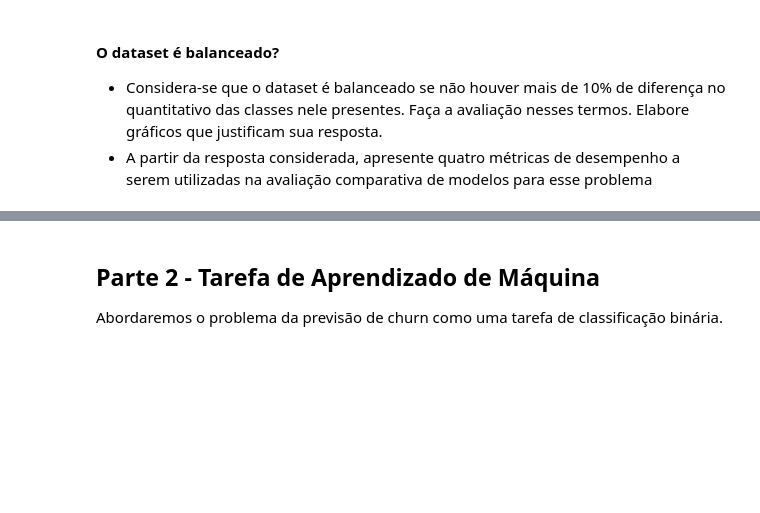
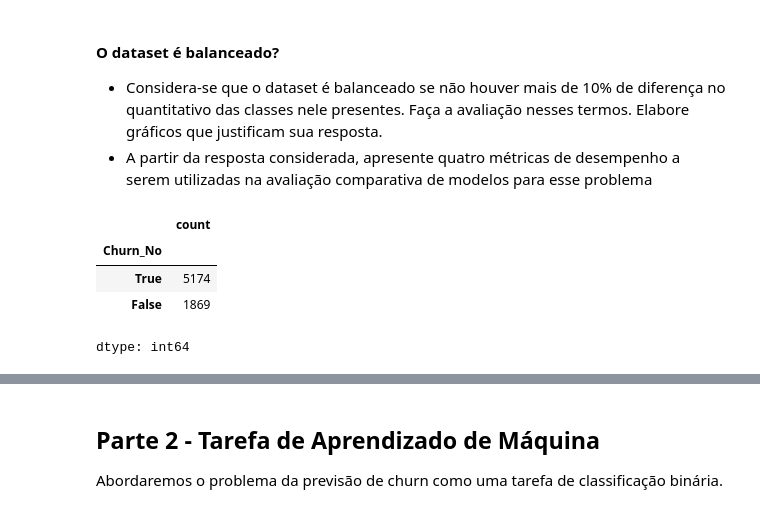
Before and after one commit to samirasousza/RNA-2025.2-PP1.2, a Jupyter notebook: rna_2025_2_pp1_2.ipynb, the cells around one changed output, grey strips where cells are left out. Drawn from its saved outputs; the diff is of its cells as text; code cells hidden in the pictures; blank space fills up the shorter version.

Commit message:
atualizando pretty table

```diff
--- a/rna_2025_2_pp1_2.ipynb
+++ b/rna_2025_2_pp1_2.ipynb
@@ -500,3 +500,11 @@ df
 
 - Considera-se que o dataset é balanceado se não houver mais de 10% de diferença no quantitativo das classes nele presentes. Faça a avaliação nesses termos. Elabore gráficos que justificam sua resposta.
 - A partir da resposta considerada, apresente quatro métricas de desempenho a serem utilizadas na avaliação comparativa de modelos para esse problema
+# %%
+df["Churn_No"].value_counts()
+# %% [output]
+|  | count |
+| Churn_No |  |
+| True | 5174 |
+| False | 1869 |
+dtype: int64
```
Also changed, not shown: parts of 14 cells of this notebook.
